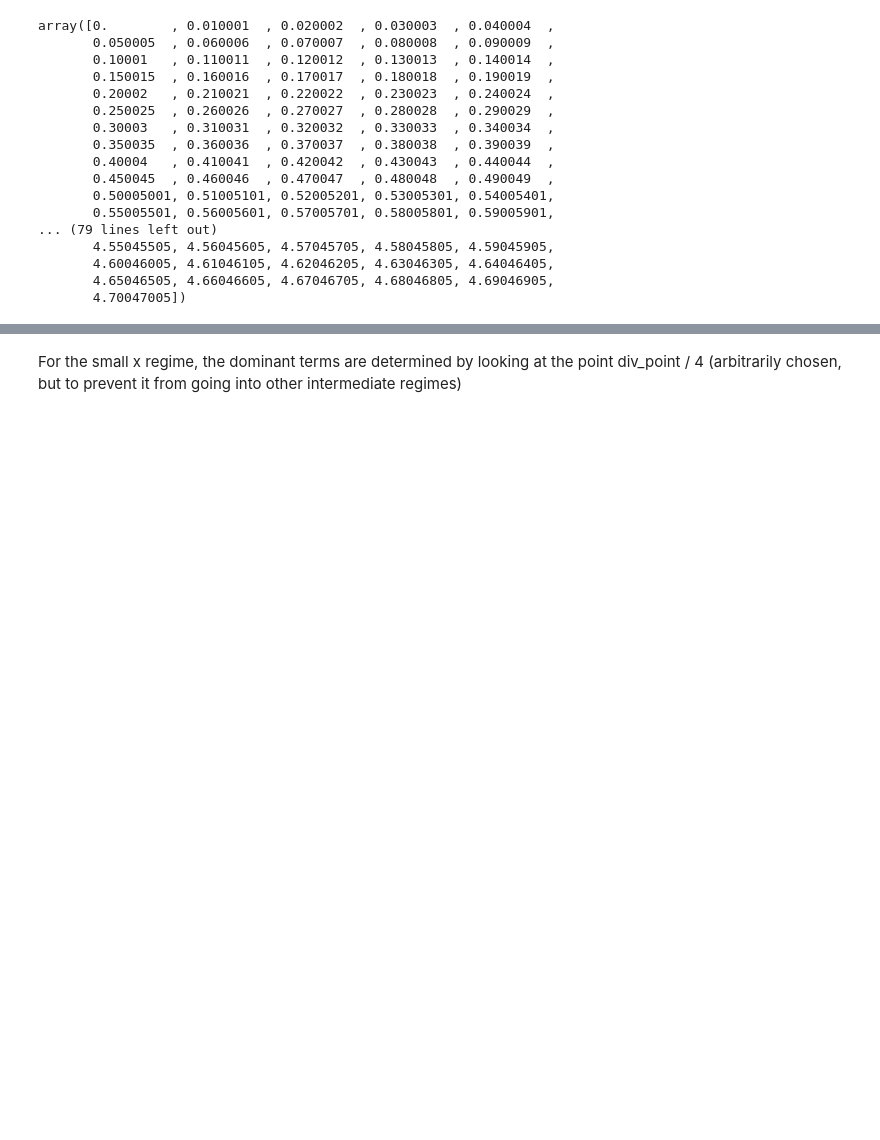
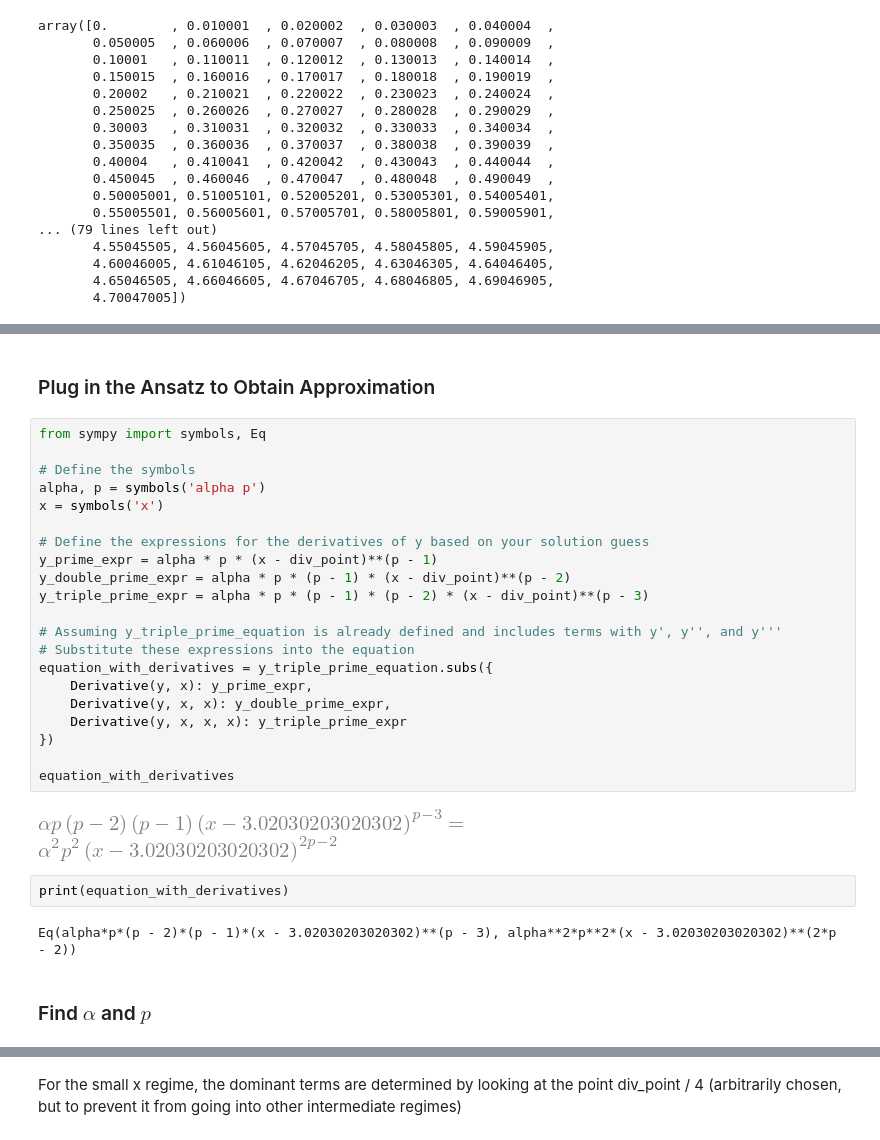
Before and after one commit to kayliehausknecht/AM201-Dataset, a Jupyter notebook: Code/new_ODE_solver.ipynb, the cells around one changed output, grey strips where cells are left out. Cells and saved outputs as stored; diff of their text form; blank space fills up the shorter version.

```diff
--- a/Code/new_ODE_solver.ipynb
+++ b/Code/new_ODE_solver.ipynb
@@ -522,0 +547,31 @@ div_point
+# %% [markdown]
+### Plug in the Ansatz to Obtain Approximation
+# %%
+from sympy import symbols, Eq
+
+# Define the symbols
+alpha, p = symbols('alpha p')
+x = symbols('x')
+
+# Define the expressions for the derivatives of y based on your solution guess
+y_prime_expr = alpha * p * (x - div_point)**(p - 1)
+y_double_prime_expr = alpha * p * (p - 1) * (x - div_point)**(p - 2)
+y_triple_prime_expr = alpha * p * (p - 1) * (p - 2) * (x - div_point)**(p - 3)
+
+# Assuming y_triple_prime_equation is already defined and includes terms with y', y'', and y'''
+# Substitute these expressions into the equation
+equation_with_derivatives = y_triple_prime_equation.subs({
+    Derivative(y, x): y_prime_expr,
+    Derivative(y, x, x): y_double_prime_expr,
+    Derivative(y, x, x, x): y_triple_prime_expr
+})
+
+equation_with_derivatives
+# %% [output]
+[figure, added]
+# %%
+print(equation_with_derivatives)
+# %% [output]
+Eq(alpha*p*(p - 2)*(p - 1)*(x - 3.02030203020302)**(p - 3), alpha**2*p**2*(x - 3.02030203020302)**(2*p - 2))
+# %% [markdown]
+### Find $\alpha$ and $p$
```
Also changed, not shown: parts of 17 cells of this notebook.
